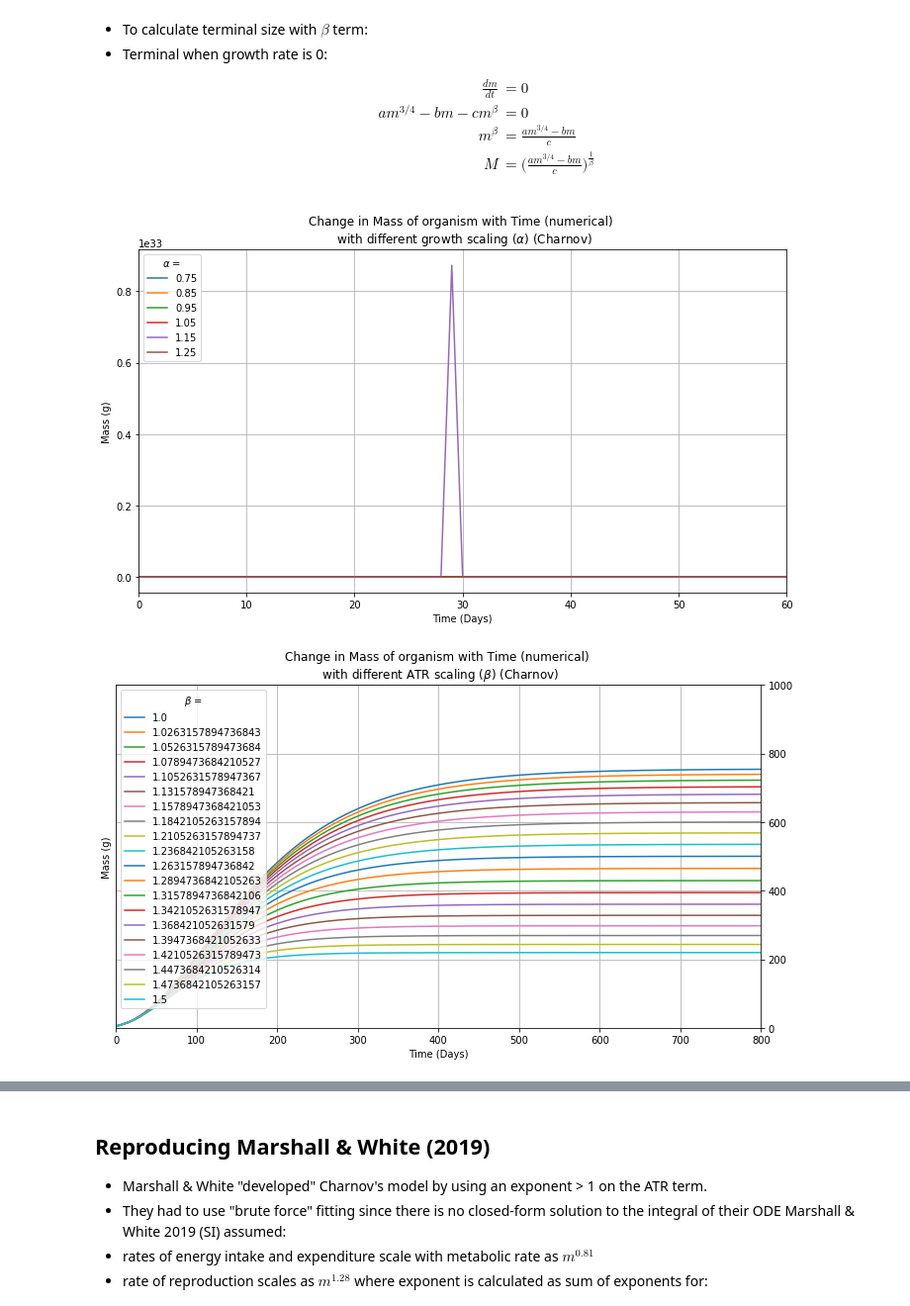
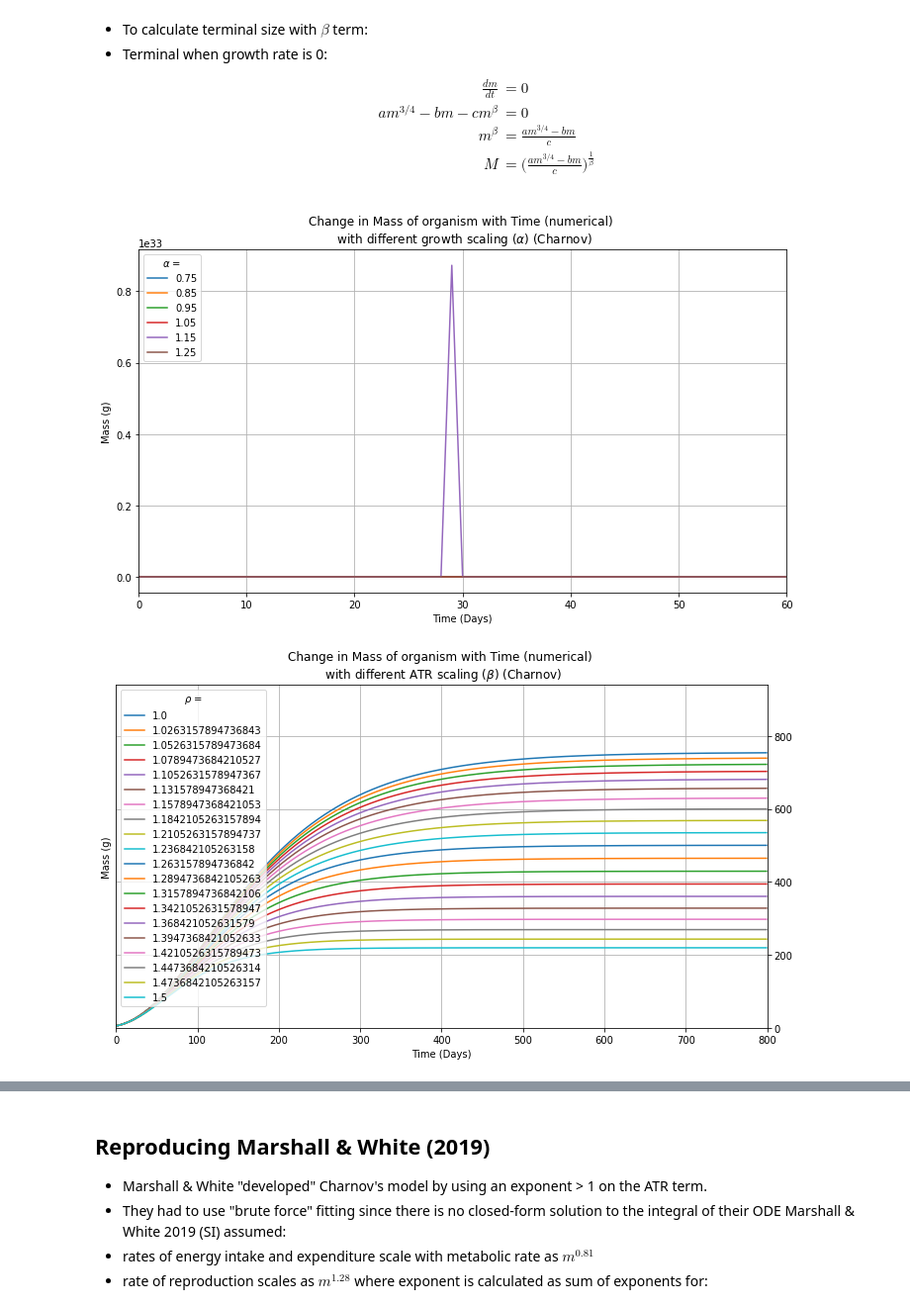
Before and after one commit to lvassor/HyperallometricFecundity, a Jupyter notebook: Code/ontogenetic_growth.ipynb, the cells around one changed output, grey strips where cells are left out. Shown: that part at 99% size. Drawn from its saved outputs; the diff is of its cells as text; code cells hidden in the pictures.

```diff
--- a/Code/ontogenetic_growth.ipynb
+++ b/Code/ontogenetic_growth.ipynb
@@ -116,20 +116,24 @@ def growth_time(M, m0, a, t):
     """Produces figure of mass with time growth curve"""
     return M*((1 - (1 - ((m0/M)**0.25))*np.exp(-a*t/(4*(M**0.25))))**4) # general lifetime growth curve determinate
 
-# Define initial conditions for integration
-m = 5
+# Define initial conditions for integration - these are used throughout whole notebook to avoid hard-coding
+hypothetical_starting_mass = 5
+hypothetical_asymptotic_mass = 840
+
+
+m = hypothetical_starting_mass
 mass0 = sc.array(m)
 
 # Populate arrays
 mass = np.arange(0,100,0.5) # Mass array
 time = np.arange(0,800,1) # Time array
 a = 0.2
-b = a/(840**0.25)     # rearrange eq. 6 to find b in terms of a
+b = a/(hypothetical_asymptotic_mass**0.25)     # rearrange eq. 6 to find b in terms of a
 c = 0.001
 beta=1.08
 
 # Analytical solution
-curve = growth_time(M = 840, m0 = 5, a = 0.2, t = time)
+curve = growth_time(M = hypothetical_asymptotic_mass, m0 = 5, a = 0.2, t = time)
 
 # Integrate - numerically derived mass with time
 int_mass = integrate.odeint(dm_dt, mass0, t=time, args=(a,b))
@@ -142,8 +146,8 @@ plt.ylabel('Mass (g)')
 plt.title('Change in Mass with Time')
 plt.grid(True)
 axes = plt.gca()
-axes.set_xlim([0,800])
-axes.set_ylim([0,1000])
+axes.set_xlim([0,len(time)])
+axes.set_ylim([0,hypothetical_asymptotic_mass+100])
 plt.axhline((a/b)**4, color='k',linestyle='-.') # asymptotic growth
 plt.tight_layout()
 plt.legend(loc='upper left', title='Method')
@@ -204,9 +208,9 @@ def dm_dt_char(m,t,a,b,c,alpha,beta):                                  # numeric
     return sc.array(dmdt)
 
 # Initial conditions
-a = 0.2
-b = a/(840**0.25)     # rearrange eq. 6 to find b in terms of a
-c = 0.001
+# a = 0.2
+# b = a/(hypothetical_asymptotic_mass**0.25)     # rearrange eq. 6 to find b in terms of a
+# c = 0.001
 alpha_values = np.array([0.75, 0.85, 0.95, 1.05, 1.15, 1.25])
 beta_values = np.linspace(1,1.50,20) # scaling of reproductive allocation with mass
 
@@ -249,37 +253,37 @@ plt.xlabel('Time (Days)')
 plt.ylabel('Mass (g)')
 plt.title('Change in Mass of organism with Time (numerical) \n with different ATR scaling ({}) (Charnov)'.format(r'$\beta$'))
 plt.grid(True)
 axes = plt.gca()
-axes.set_xlim([0,800])
-axes.set_ylim([0,1000])
+axes.set_xlim([0,len(time)])
+axes.set_ylim([0,hypothetical_asymptotic_mass+100])
 axes.yaxis.tick_right()
 plt.tight_layout()
 plt.rcParams['figure.figsize'] = [10, 6] # change plot size
-plt.legend(loc='upper left', title=r'$\beta$ = ')
+plt.legend(loc='upper left', title=r'$\rho$ = ')
 plt.show()
 
 # Plot asymptotic size against beta value
 plt.plot(beta_values, asymptotic_mass)
 plt.title('Change in Asymptotic Mass of organism with different ATR scaling ({}) (Charnov)'.format(r'$\beta$'))
 plt.grid(True)
 plt.tight_layout()
 plt.rcParams['figure.figsize'] = [10, 6] # change plot size
 plt.xlabel('ATR exponent, {}'.format(r'$\beta$'))
 plt.ylabel('Asymptotic size (g)')
 plt.show()
 
 # Plot logasymptotic size against beta value
 plt.plot(beta_values, np.log(asymptotic_mass))
 plt.title('Change in Asymptotic Mass of organism with different ATR scaling ({}) (Charnov)'.format(r'$\beta$'))
 plt.grid(True)
 plt.tight_layout()
 plt.rcParams['figure.figsize'] = [10, 6] # change plot size
 plt.xlabel('ATR exponent, {}'.format(r'$\beta$'))
 plt.ylabel('logAsymptotic size (g)')
 plt.show()
 # %% [output]
 [figure]
-[figure, old version]
+[figure, new version]
 [figure]
 [figure]
 # %% [markdown]
```
Also changed, not shown: parts of 6 cells of this notebook, 6 other files.
